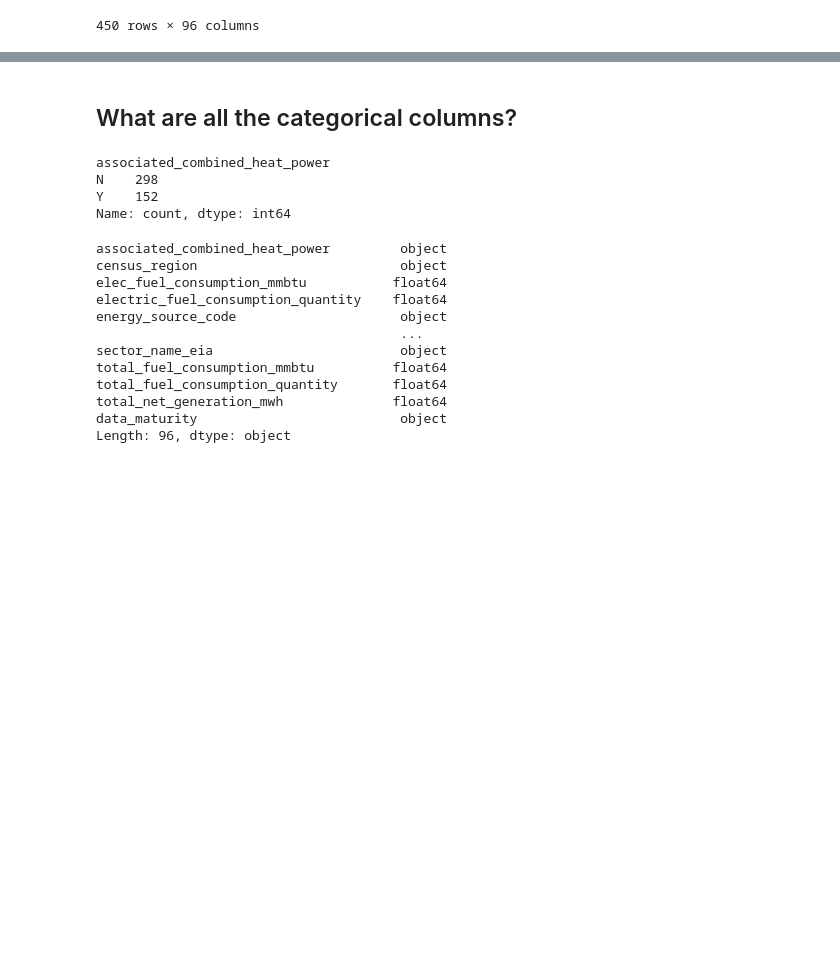
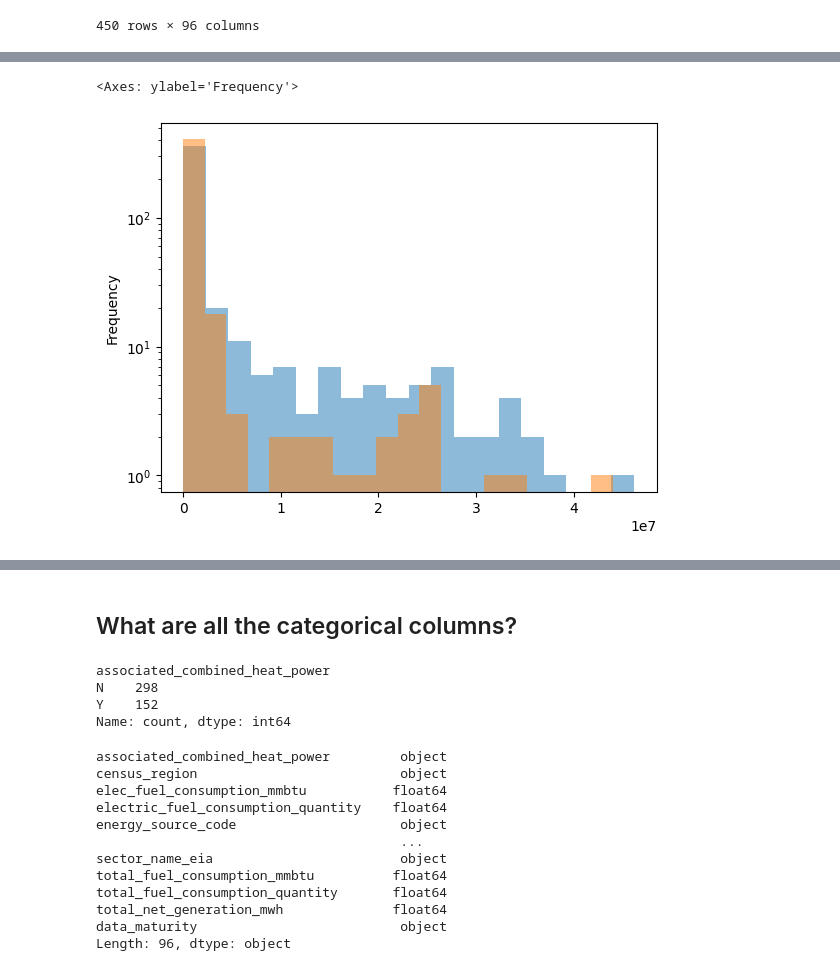
Before and after one commit to catalyst-cooperative/open-energy-data-for-all, a Jupyter notebook: notebooks/visualization_troubleshooting.ipynb, the cells around one changed output, grey strips where cells are left out. Cells and saved outputs as stored; diff of their text form; code cells hidden in the pictures; blank space fills up the shorter version.

```diff
--- a/notebooks/visualization_troubleshooting.ipynb
+++ b/notebooks/visualization_troubleshooting.ipynb
@@ -23,0 +210,7 @@ pr_gen_fuel_raw
+# %%
+
+elec_fuel_consumption.elec_fuel_consumption_mmbtu.plot.hist(bins=20, logy=True, alpha=0.5)
+elec_fuel_consumption.electric_fuel_consumption_quantity.plot.hist(bins=20, logy=True, alpha=0.5)
+# %% [output]
+<Axes: ylabel='Frequency'>
+[figure, added]
```
Also changed, not shown: parts of 23 cells of this notebook, 2 other files.
